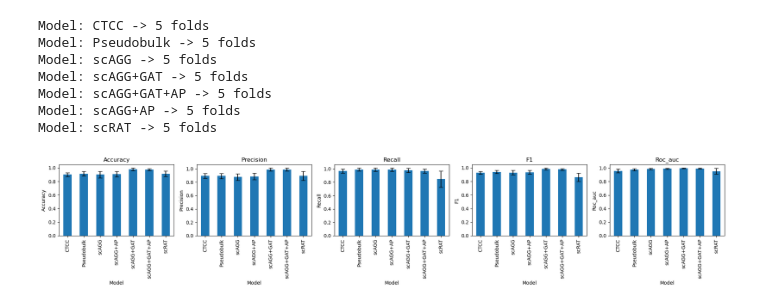
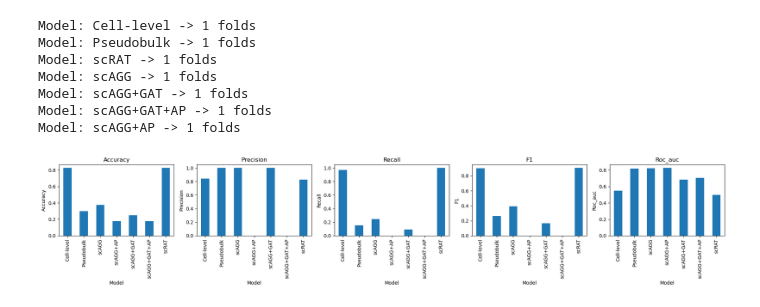
Before and after one commit to timoverlaan/scAGG, a Jupyter notebook: src/analysis/fig_performance.ipynb, the cells around one changed output. Cells and saved outputs as stored; diff of their text form; code cells hidden in the pictures.

Commit message:
Updated performance figure

```diff
--- a/src/analysis/fig_performance.ipynb
+++ b/src/analysis/fig_performance.ipynb
@@ -52,34 +43,34 @@ Model: scRAT -> 5 folds
 # %%
 import matplotlib.pyplot as plt
 
 # Parse the performance data
-df = parse_performance_json("COMBAT_top2000")
+df = parse_performance_json("SeaAD")
 
 metrics = ["accuracy", "precision", "recall", "f1", "roc_auc"]
 fig, axes = plt.subplots(1, 5, figsize=(20, 4), sharey=False)
 
 for i, metric in enumerate(metrics):
     avg = df.groupby("model")[metric].mean()
     std = df.groupby("model")[metric].std()
     avg.plot(
         kind="bar",
         yerr=std,
         ax=axes[i],
         title=metric.capitalize(),
         capsize=4,
         legend=False
     )
     axes[i].set_ylabel(metric.capitalize())
     axes[i].set_xlabel("Model")
 
 plt.tight_layout()
 plt.show()
 # %% [output]
-Model: CTCC -> 5 folds
-Model: Pseudobulk -> 5 folds
-Model: scAGG -> 5 folds
-Model: scAGG+GAT -> 5 folds
-Model: scAGG+GAT+AP -> 5 folds
-Model: scAGG+AP -> 5 folds
-Model: scRAT -> 5 folds
+Model: Cell-level -> 1 folds
+Model: Pseudobulk -> 1 folds
+Model: scRAT -> 1 folds
+Model: scAGG -> 1 folds
+Model: scAGG+GAT -> 1 folds
+Model: scAGG+GAT+AP -> 1 folds
+Model: scAGG+AP -> 1 folds
-[figure, old version]
+[figure, new version]
```
Also changed, not shown: parts of 1 cell of this notebook, 1 other file.
